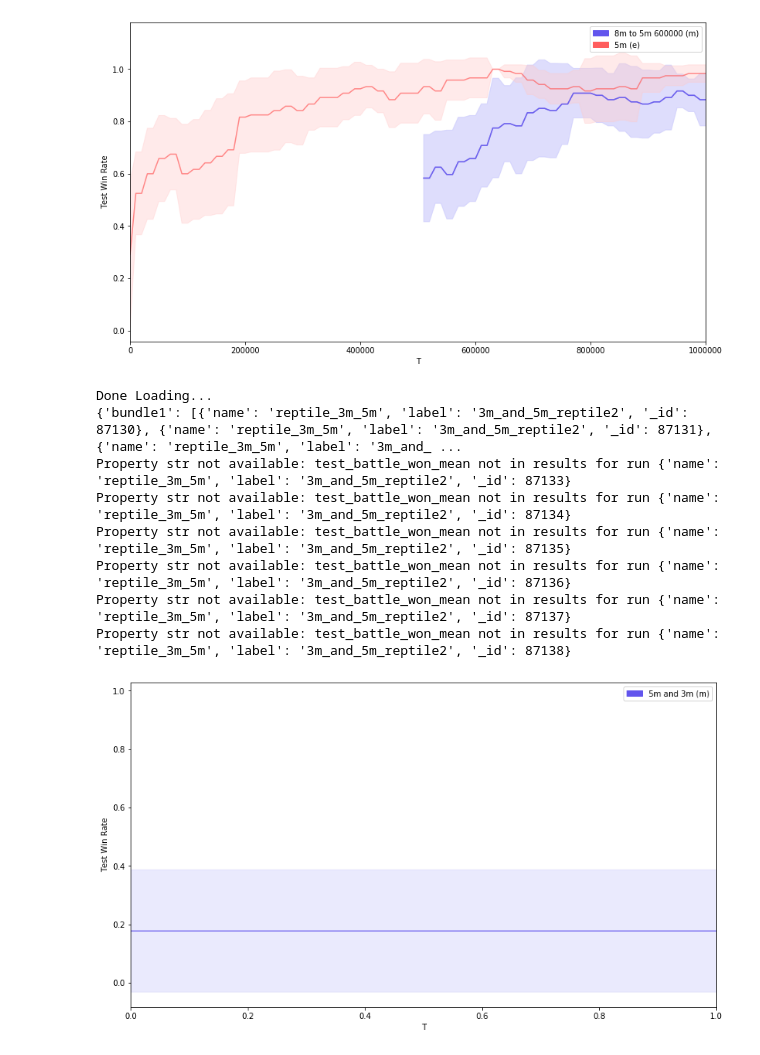
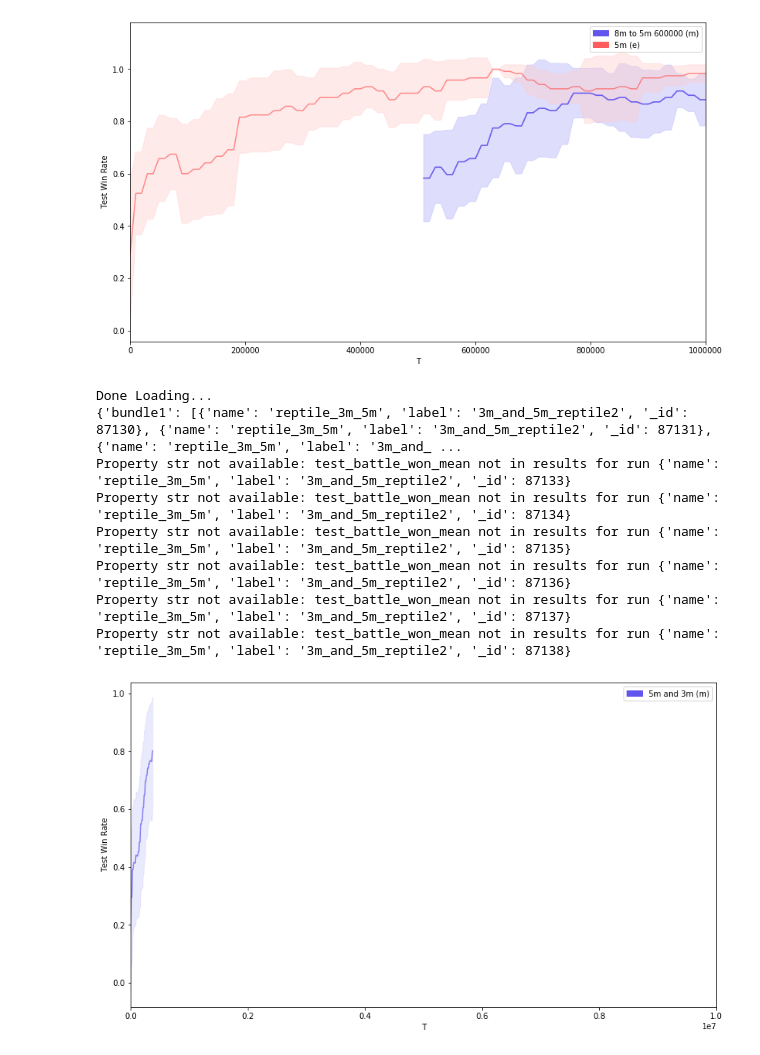
Before and after one commit to nicholasburden/pymarl, a Jupyter notebook: analysis/analysis2.ipynb, the cells around one changed output. Drawn from its saved outputs; the diff is of its cells as text; code cells hidden in the pictures.

```diff
--- a/analysis/analysis2.ipynb
+++ b/analysis/analysis2.ipynb
@@ -533,26 +533,26 @@ Property str not available: test_battle_won_mean not in results for run {'name':
 # %%
 
 
 #Dual training
-data__test = mongo_central.get_name_label_names("reptile_3m_5m", "3m_and_5m_reptile2")
+data__test = mongo_central.get_name_label_names("", "3m_and_5m_reptile2")
 print(data__test)
 
 bavg1 = bundle_average(mongo_central,
                       [("5m and 3m", data__test, "test_battle_won_mean", "test_battle_won_mean_T"),
                       ],
                       no_fails=True,
                       window=100000)
 
 
 a = plot_bundle_avgs(bavg1,
                      figsize=(15,8))
 # %% [output]
 Done Loading...
 {'bundle1': [{'name': 'reptile_3m_5m', 'label': '3m_and_5m_reptile2', '_id': 87130}, {'name': 'reptile_3m_5m', 'label': '3m_and_5m_reptile2', '_id': 87131}, {'name': 'reptile_3m_5m', 'label': '3m_and_ ...
 Property str not available: test_battle_won_mean not in results for run {'name': 'reptile_3m_5m', 'label': '3m_and_5m_reptile2', '_id': 87133}
 Property str not available: test_battle_won_mean not in results for run {'name': 'reptile_3m_5m', 'label': '3m_and_5m_reptile2', '_id': 87134}
 Property str not available: test_battle_won_mean not in results for run {'name': 'reptile_3m_5m', 'label': '3m_and_5m_reptile2', '_id': 87135}
 Property str not available: test_battle_won_mean not in results for run {'name': 'reptile_3m_5m', 'label': '3m_and_5m_reptile2', '_id': 87136}
 Property str not available: test_battle_won_mean not in results for run {'name': 'reptile_3m_5m', 'label': '3m_and_5m_reptile2', '_id': 87137}
 Property str not available: test_battle_won_mean not in results for run {'name': 'reptile_3m_5m', 'label': '3m_and_5m_reptile2', '_id': 87138}
-[figure, old version]
+[figure, new version]
```
Also changed, not shown: 4 other files.
